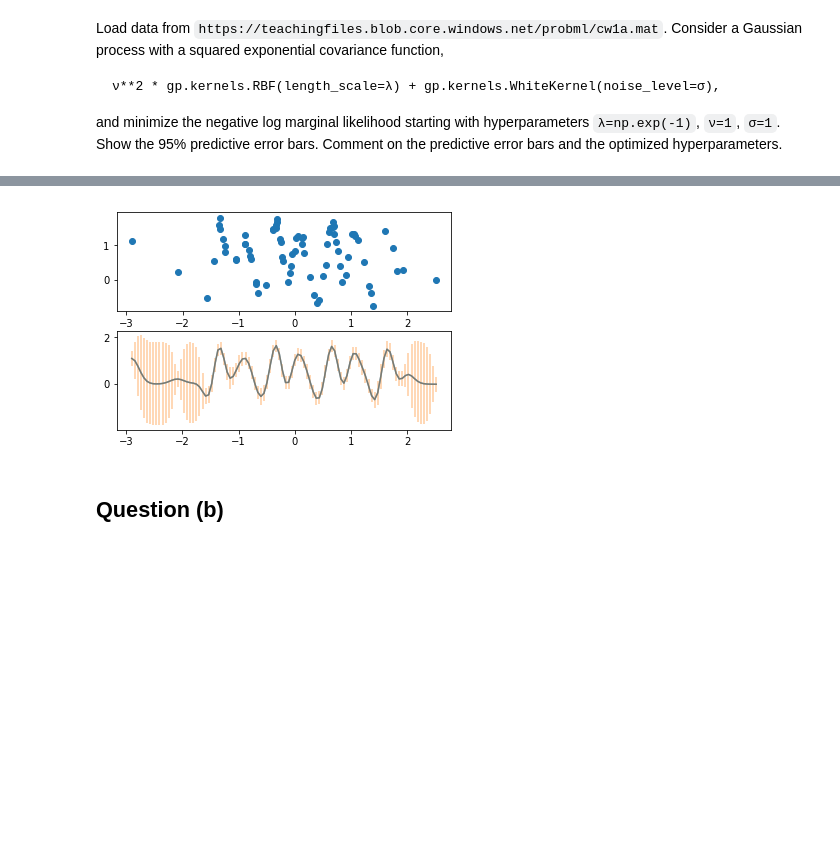
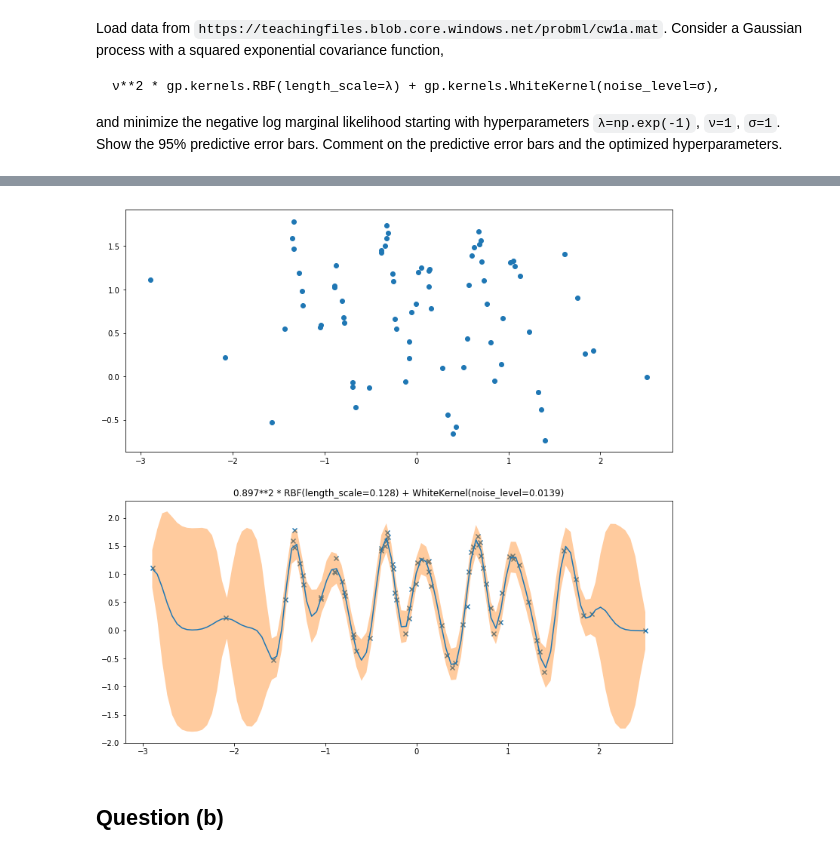
Before and after one commit to JCobbles/pml-courseworks, a Jupyter notebook: coursework1.ipynb, the cells around one changed output, grey strips where cells are left out. Cells and saved outputs as stored; diff of their text form; code cells hidden in the pictures; blank space fills up the shorter version.

```diff
--- a/coursework1.ipynb
+++ b/coursework1.ipynb
@@ -38,6 +59,7 @@ def gen_kernel(ν, σ, λ):
     return ν**2 * gp.kernels.RBF(length_scale=λ) + gp.kernels.WhiteKernel(noise_level=σ)
 # %%
 # To import a .mat file from a URL:
+plt.figure(figsize=(13, 13))
 r = requests.get('http://mlg.eng.cam.ac.uk/teaching/4f13/1920/cw/cw1a.mat')
 with io.BytesIO(r.content) as f:
     data = scipy.io.loadmat(f)
@@ -55,5 +77,7 @@ with io.BytesIO(r.content) as f:
     y_var = np.sqrt(np.diag(y_cov))
     plt.subplot(2, 1, 2)
     plt.plot(x_pred, y_pred)
-    plt.errorbar(x_pred, y_pred, 1.96*y_var, alpha=0.4)
+    plt.title(gpr.kernel_)
+    plt.scatter(x, y, marker='x')
+    plt.fill_between(x_pred.squeeze(), y_pred+2*y_var, y_pred-2*y_var, alpha=0.4)
 # %% [output]
@@ -61,4 +85,4 @@ with io.BytesIO(r.content) as f:
-[figure, old version]
+[figure, new version]
 # %% [markdown]
 ## Question (b)
 # %% [markdown]
```
Also changed, not shown: parts of 16 cells of this notebook.
